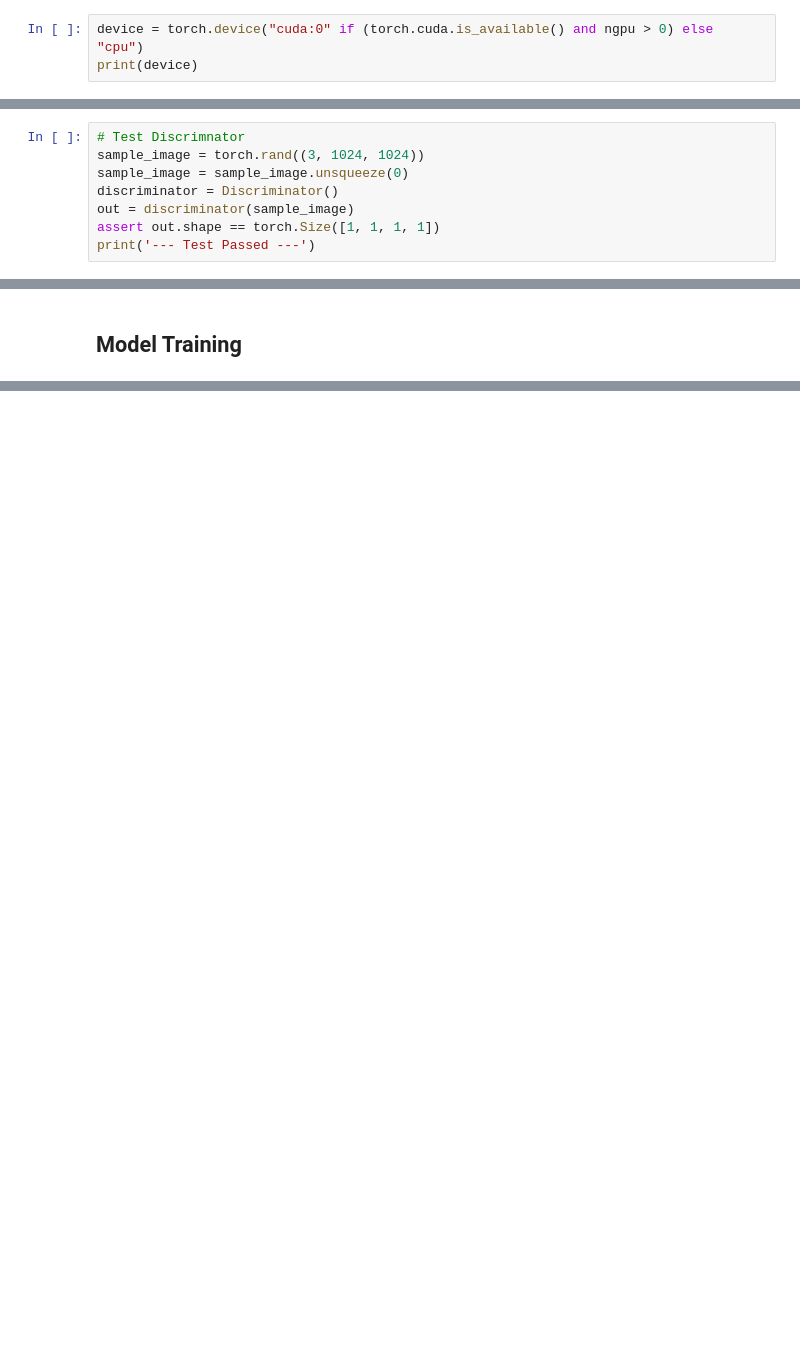
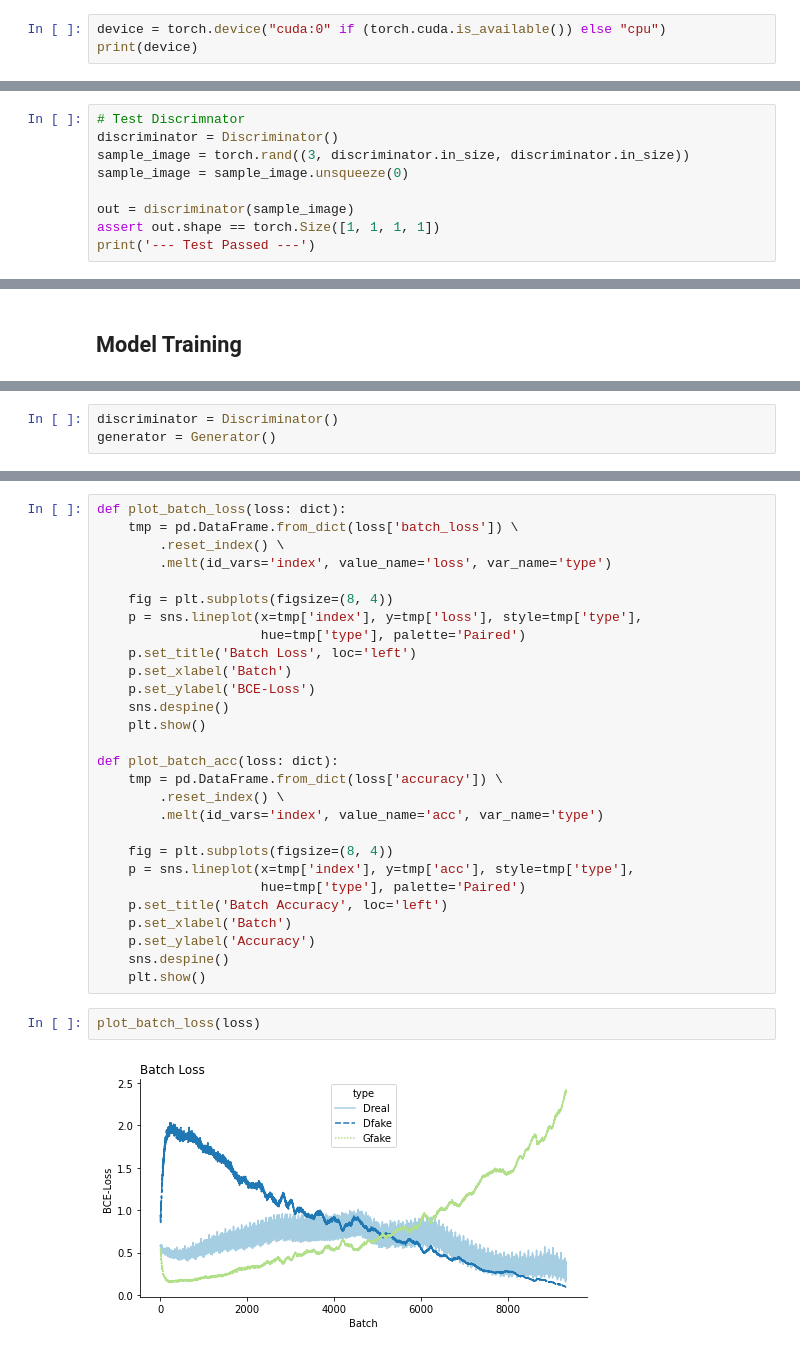
Before and after one commit to simsta1/LandscapeGAN, a Jupyter notebook: LandsGAN.ipynb, the cells around one changed output, grey strips where cells are left out. Saved outputs shown, nothing was run; the diff lists cells and outputs as text; blank space fills up the shorter version.

```diff
--- a/LandsGAN.ipynb
+++ b/LandsGAN.ipynb
@@ -78,3 +79,3 @@ print('--- Test Passed ---')
 # %%
-device = torch.device("cuda:0" if (torch.cuda.is_available() and ngpu > 0) else "cpu")
+device = torch.device("cuda:0" if (torch.cuda.is_available()) else "cpu")
 print(device)
@@ -224,8 +97,9 @@ print('--- Test Passed ---')
 # %%
 # Test Discrimnator
-sample_image = torch.rand((3, 1024, 1024))
+discriminator = Discriminator()
+sample_image = torch.rand((3, discriminator.in_size, discriminator.in_size))
 sample_image = sample_image.unsqueeze(0)
-discriminator = Discriminator()
+
 out = discriminator(sample_image)
 assert out.shape == torch.Size([1, 1, 1, 1])
 print('--- Test Passed ---')
@@ -383 +287,4 @@ def train_network(generator, discriminator, criterion,
+# %%
+discriminator = Discriminator()
+generator = Generator()
 # %%
@@ -391,0 +341,32 @@ RuntimeError: DataLoader worker (pid(s) 255) exited unexpectedly
+# %%
+def plot_batch_loss(loss: dict):
+    tmp = pd.DataFrame.from_dict(loss['batch_loss']) \
+        .reset_index() \
+        .melt(id_vars='index', value_name='loss', var_name='type')
+
+    fig = plt.subplots(figsize=(8, 4))
+    p = sns.lineplot(x=tmp['index'], y=tmp['loss'], style=tmp['type'],
+                     hue=tmp['type'], palette='Paired')
+    p.set_title('Batch Loss', loc='left')
+    p.set_xlabel('Batch')
+    p.set_ylabel('BCE-Loss')
+    sns.despine()
+    plt.show()
+
+def plot_batch_acc(loss: dict):
+    tmp = pd.DataFrame.from_dict(loss['accuracy']) \
+        .reset_index() \
+        .melt(id_vars='index', value_name='acc', var_name='type')
+
+    fig = plt.subplots(figsize=(8, 4))
+    p = sns.lineplot(x=tmp['index'], y=tmp['acc'], style=tmp['type'],
+                     hue=tmp['type'], palette='Paired')
+    p.set_title('Batch Accuracy', loc='left')
+    p.set_xlabel('Batch')
+    p.set_ylabel('Accuracy')
+    sns.despine()
+    plt.show()
+# %%
+plot_batch_loss(loss)
+# %% [output]
+[figure, added]
```
Also changed, not shown: parts of 29 cells of this notebook.
